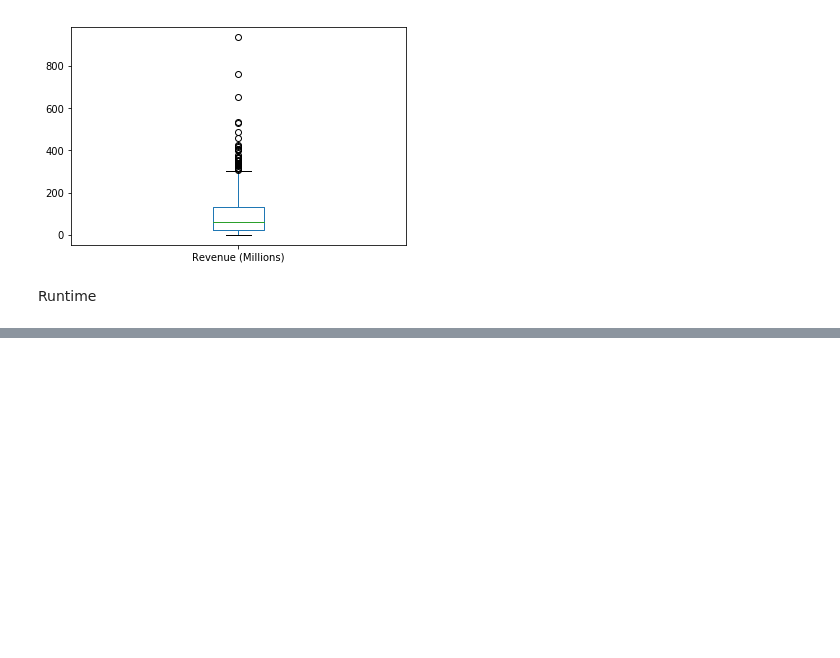
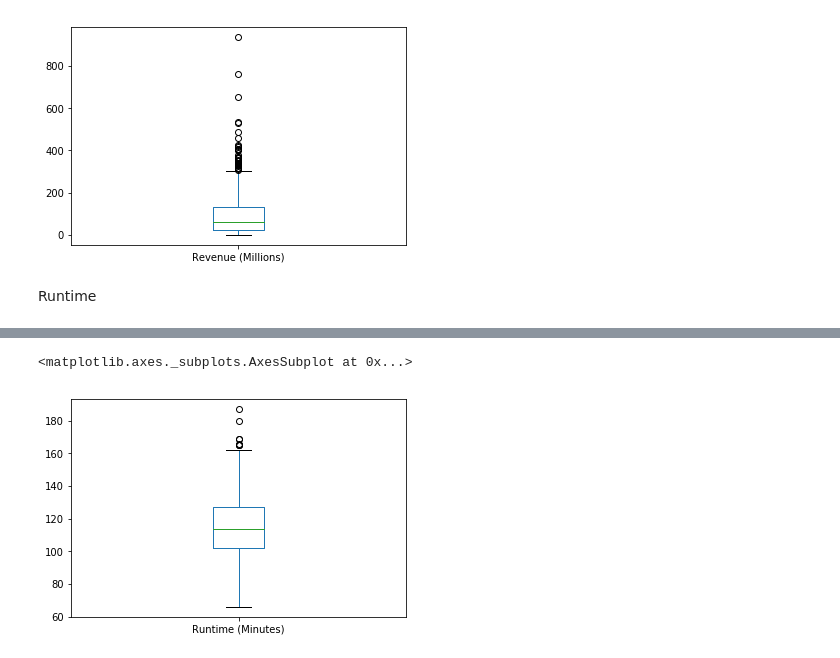
Before and after one commit to lfcarrete/CD_Projeto_3, a Jupyter notebook: Projeto 3.ipynb, the cells around one changed output, grey strips where cells are left out. Drawn from its saved outputs; the diff is of its cells as text; code cells hidden in the pictures; blank space fills up the shorter version.

```diff
--- a/Projeto 3.ipynb
+++ b/Projeto 3.ipynb
@@ -146,0 +177,5 @@ Runtime
+# %%
+run.plot.box()
+# %% [output]
+<matplotlib.axes._subplots.AxesSubplot at 0x...>
+[figure, added]
```
Also changed, not shown: parts of 8 cells of this notebook.
